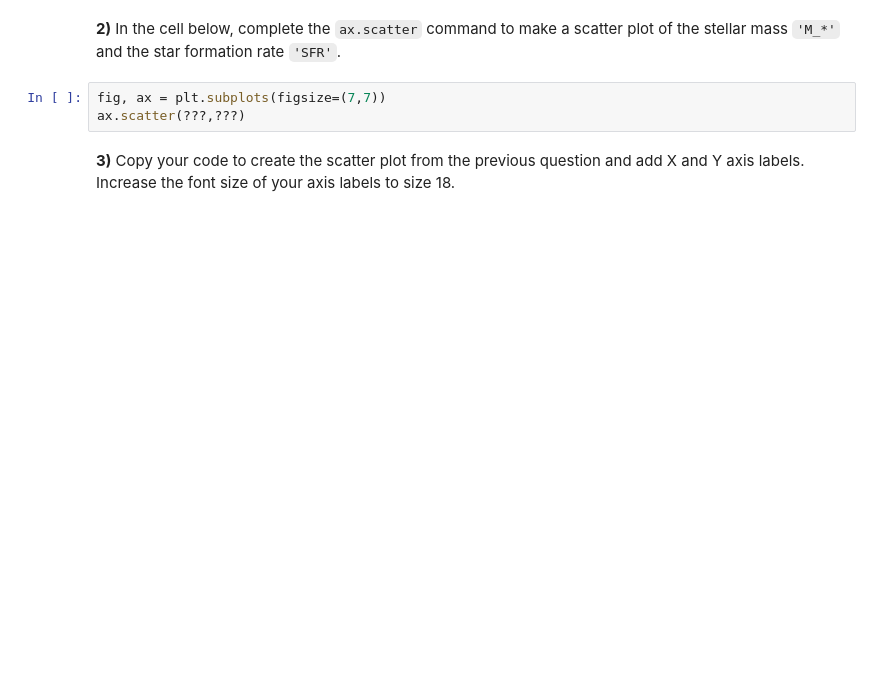
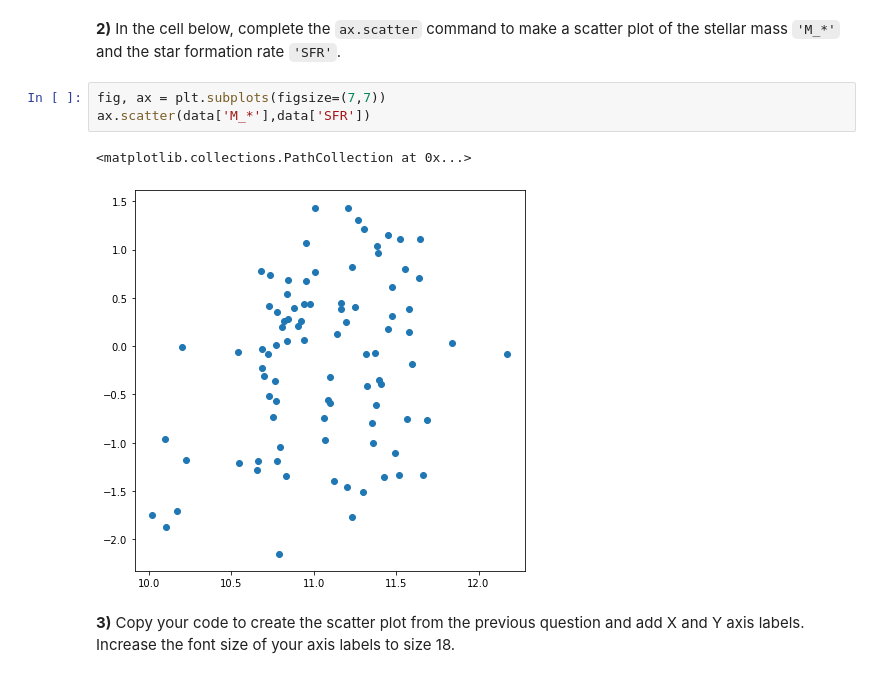
Before and after one commit to J-Dyke/ASTR3190, a Jupyter notebook: lessons/FinalCoding_Dyke.ipynb, the cells around one changed output. Drawn from its saved outputs; the diff is of its cells as text; blank space fills up the shorter version.

```diff
--- a/lessons/FinalCoding_Dyke.ipynb
+++ b/lessons/FinalCoding_Dyke.ipynb
@@ -45,6 +119,9 @@ data['Name']
 **2)** In the cell below, complete the `ax.scatter` command to make a scatter plot of the stellar mass `'M_*'` and the star formation rate `'SFR'`.
 # %%
 fig, ax = plt.subplots(figsize=(7,7))
-ax.scatter(???,???)
+ax.scatter(data['M_*'],data['SFR'])
+# %% [output]
+<matplotlib.collections.PathCollection at 0x...>
+[figure, added]
 # %% [markdown]
 **3)** Copy your code to create the scatter plot from the previous question and add X and Y axis labels. Increase the font size of your axis labels to size 18.
```
Also changed, not shown: parts of 16 cells of this notebook, 3 other files.
